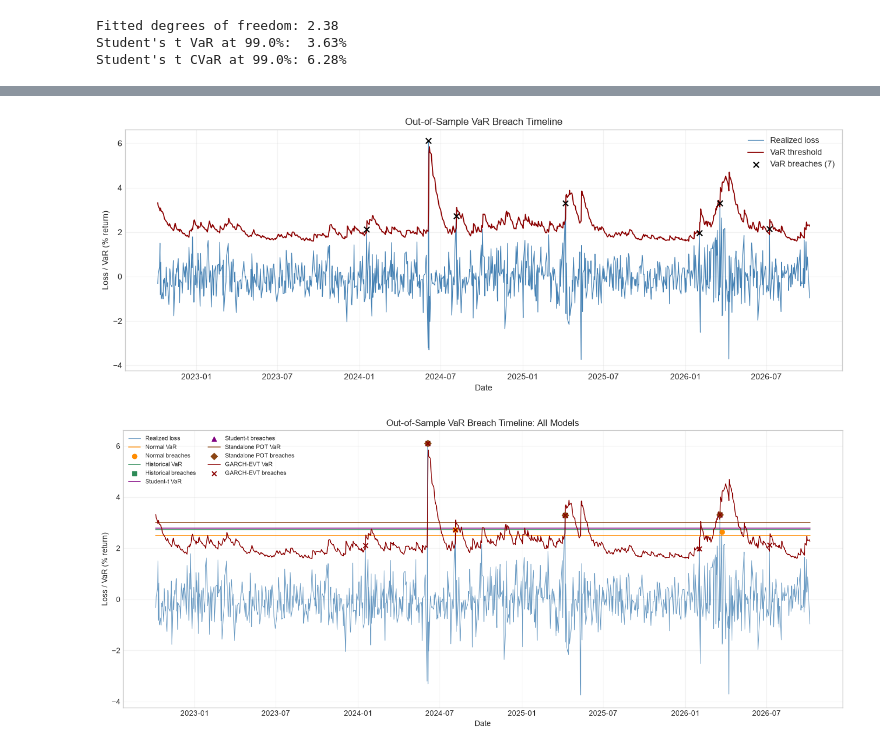
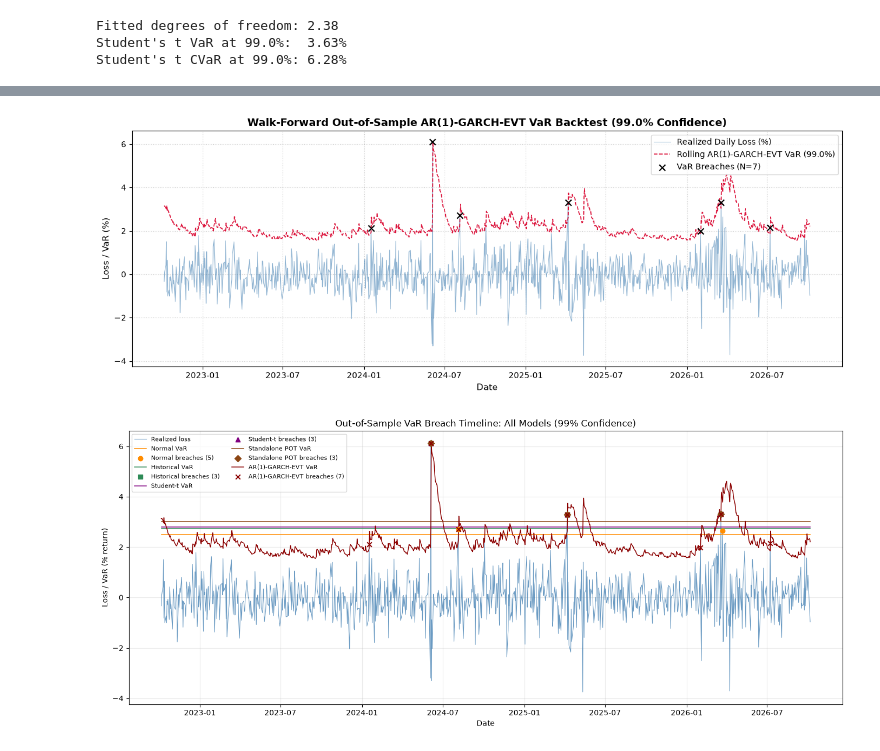
Before and after one commit to adhyanambisan/EVT, a Jupyter notebook: Tail_Risk.ipynb, the cells around one changed output, grey strips where cells are left out. Saved outputs shown, nothing was run; the diff lists cells and outputs as text; code cells hidden in the pictures.

```diff
--- a/Tail_Risk.ipynb
+++ b/Tail_Risk.ipynb
@@ -372,0 +218,18 @@ Reject the null: evidence of ARCH effects supports modeling time-varying volatil
+# %%
+from arch import arch_model
+
+# Step 2: Fit AR(1)-GARCH(1,1) model with Student-t innovations
+garch_fit = arch_model(
+    returns_pct, mean="AR", lags=1, vol="GARCH", p=1, q=1, dist="t", rescale=False
+).fit(disp="off")
+
+print("=== AR(1)-GARCH(1,1) Volatility Model Results ===")
+print(garch_fit.summary())
+
+# One-step-ahead conditional mean and volatility forecasts
+forecast = garch_fit.forecast(horizon=1, reindex=False)
+next_mean_pct = float(forecast.mean.iloc[-1, 0])
+next_vol_pct = float(np.sqrt(forecast.variance.iloc[-1, 0]))
+
+print(f"\nOne-step-ahead conditional mean forecast (μ_(t+1)):       {next_mean_pct:.4f}%")
+print(f"One-step-ahead conditional volatility forecast (σ_(t+1)): {next_vol_pct:.4f}%")
@@ -836,43 +860,43 @@ Christoffersen independence: LR=0.100, p-value=0.7523
 # %%
 fig, ax = plt.subplots(figsize=(13, 5))
 
 ax.plot(
     oos_backtest.index,
     oos_backtest["actual_loss_pct"],
     color="steelblue",
-    linewidth=0.9,
-    label="Realized loss",
+    alpha=0.6,
+    linewidth=0.8,
+    label="Realized Daily Loss (%)"
 )
 ax.plot(
     oos_backtest.index,
     oos_backtest["VaR_pct"],
-    color="darkred",
-    linewidth=1.3,
-    label="VaR threshold",
+    color="crimson",
+    linewidth=1.2,
+    linestyle="--",
+    label=f"Rolling AR(1)-GARCH-EVT VaR ({1 - BACKTEST_ALPHA:.1%})"
 )
 
 breaches = oos_backtest[oos_backtest["exception"]]
 ax.scatter(
     breaches.index,
     breaches["actual_loss_pct"],
     color="black",
     marker="x",
-    s=45,
-    zorder=3,
-    label=f"VaR breaches ({len(breaches)})",
+    s=55,
+    zorder=5,
+    label=f"VaR Breaches (N={len(breaches)})"
 )
 
-ax.set(
-    title="Out-of-Sample VaR Breach Timeline",
-    xlabel="Date",
-    ylabel="Loss / VaR (% return)",
-)
-ax.legend()
-ax.grid(alpha=0.25)
+ax.set_title(f"Walk-Forward Out-of-Sample AR(1)-GARCH-EVT VaR Backtest ({1 - BACKTEST_ALPHA:.1%} Confidence)", fontsize=13, fontweight="bold")
+ax.set_xlabel("Date", fontsize=11)
+ax.set_ylabel("Loss / VaR (%)", fontsize=11)
+ax.legend(loc="upper right", frameon=True)
+ax.grid(True, linestyle=":", alpha=0.6)
 plt.tight_layout()
 plt.show()
 # %% [output]
-[figure, old version]
+[figure, new version]
 # %%
 # Fit static benchmark VaRs using only pre-test returns.
 train_returns_pct = returns_oos.loc[returns_oos.index < TEST_START]
@@ -914,12 +938,12 @@ else:
         * ((pot_tail_probability / BACKTEST_ALPHA) ** pot_xi - 1)
     )
 
-# Add the walk-forward GARCH-EVT VaR series.
+# Add the walk-forward AR(1)-GARCH-EVT VaR series.
 var_forecasts = {
     name: pd.Series(value, index=oos_backtest.index)
     for name, value in static_var_pct.items()
 }
-var_forecasts["GARCH-EVT"] = oos_backtest["VaR_pct"]
+var_forecasts["AR(1)-GARCH-EVT"] = oos_backtest["VaR_pct"]
 
 actual_loss = oos_backtest["actual_loss_pct"]
 styles = {
@@ -927,7 +951,7 @@ styles = {
     "Historical": ("seagreen", "s"),
     "Student-t": ("purple", "^"),
     "Standalone POT": ("saddlebrown", "D"),
-    "GARCH-EVT": ("darkred", "x"),
+    "AR(1)-GARCH-EVT": ("darkred", "x"),
 }
 
 fig, ax = plt.subplots(figsize=(14, 6))
@@ -946,11 +970,11 @@ for name, var_series in var_forecasts.items():
         marker=marker,
         s=38,
         zorder=3,
-        label=f"{name} breaches",
+        label=f"{name} breaches ({int(breaches.sum())})",
     )
 
 ax.set(
-    title="Out-of-Sample VaR Breach Timeline: All Models",
+    title="Out-of-Sample VaR Breach Timeline: All Models (99% Confidence)",
     xlabel="Date",
     ylabel="Loss / VaR (% return)",
 )
@@ -959,7 +983,7 @@ ax.grid(alpha=0.25)
 plt.tight_layout()
 plt.show()
 # %% [output]
-[figure, old version]
+[figure, new version]
 # %%
 from scipy.stats import norm
 
```
Also changed, not shown: parts of 18 cells of this notebook, 14 other files.
